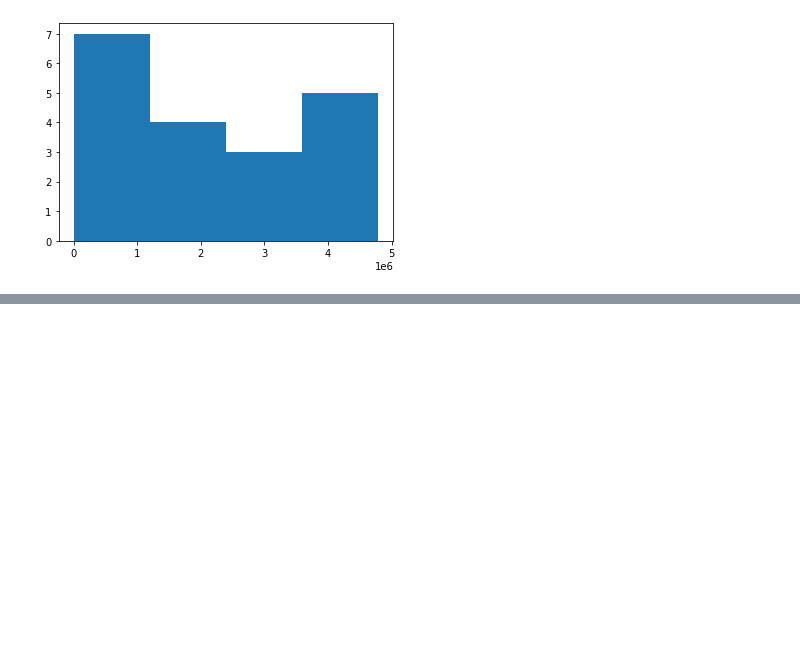
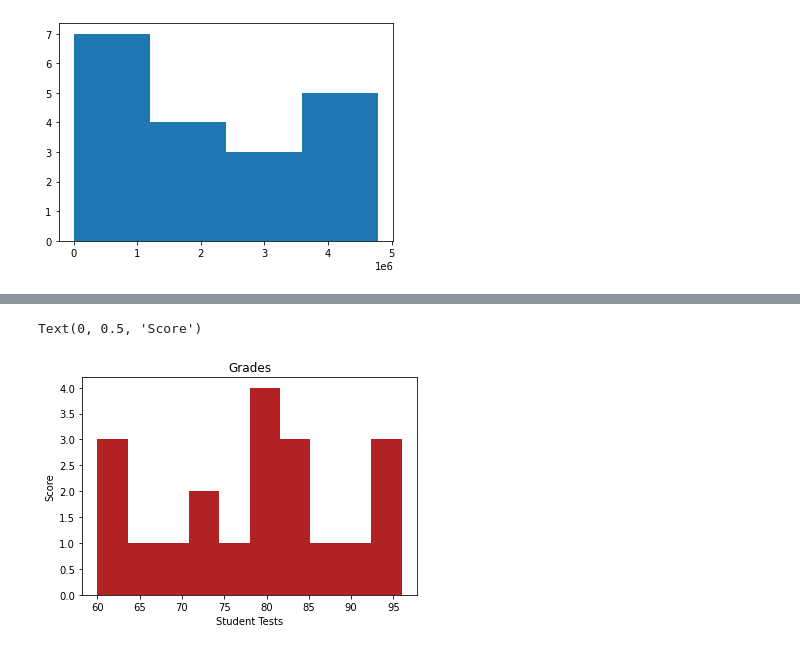
Before and after one commit to parkervoit/numpy-pandas-visualization-exercises, a Jupyter notebook: pandas_series.ipynb, the cells around one changed output, grey strips where cells are left out. Saved outputs shown, nothing was run; the diff lists cells and outputs as text; code cells hidden in the pictures; blank space fills up the shorter version.

```diff
--- a/pandas_series.ipynb
+++ b/pandas_series.ipynb
@@ -397,3 +381,8 @@ plt.hist(numbers, bins = n_bins)
  array([      0, 1197427, 2394854, 3592281, 4789708]),
  <BarContainer object of 4 artists>)
 [figure]
+# %%
+exam_scores = pd.Series([60, 86, 75, 62, 93, 71, 60,
+                         83, 95, 78, 65, 72, 69, 81,
+                         96, 80, 85, 92, 82, 78])
+exam_scores.size
@@ -399,0 +403,9 @@ plt.hist(numbers, bins = n_bins)
+# %%
+exam_scores.plot.hist(color='firebrick',)
+plt.title('Grades')
+plt.xticks(rotation=0)
+plt.xlabel('Student Tests')
+plt.ylabel('Score')
+# %% [output]
+Text(0, 0.5, 'Score')
+[figure, added]
```
Also changed, not shown: parts of 8 cells of this notebook, 5 other files.
